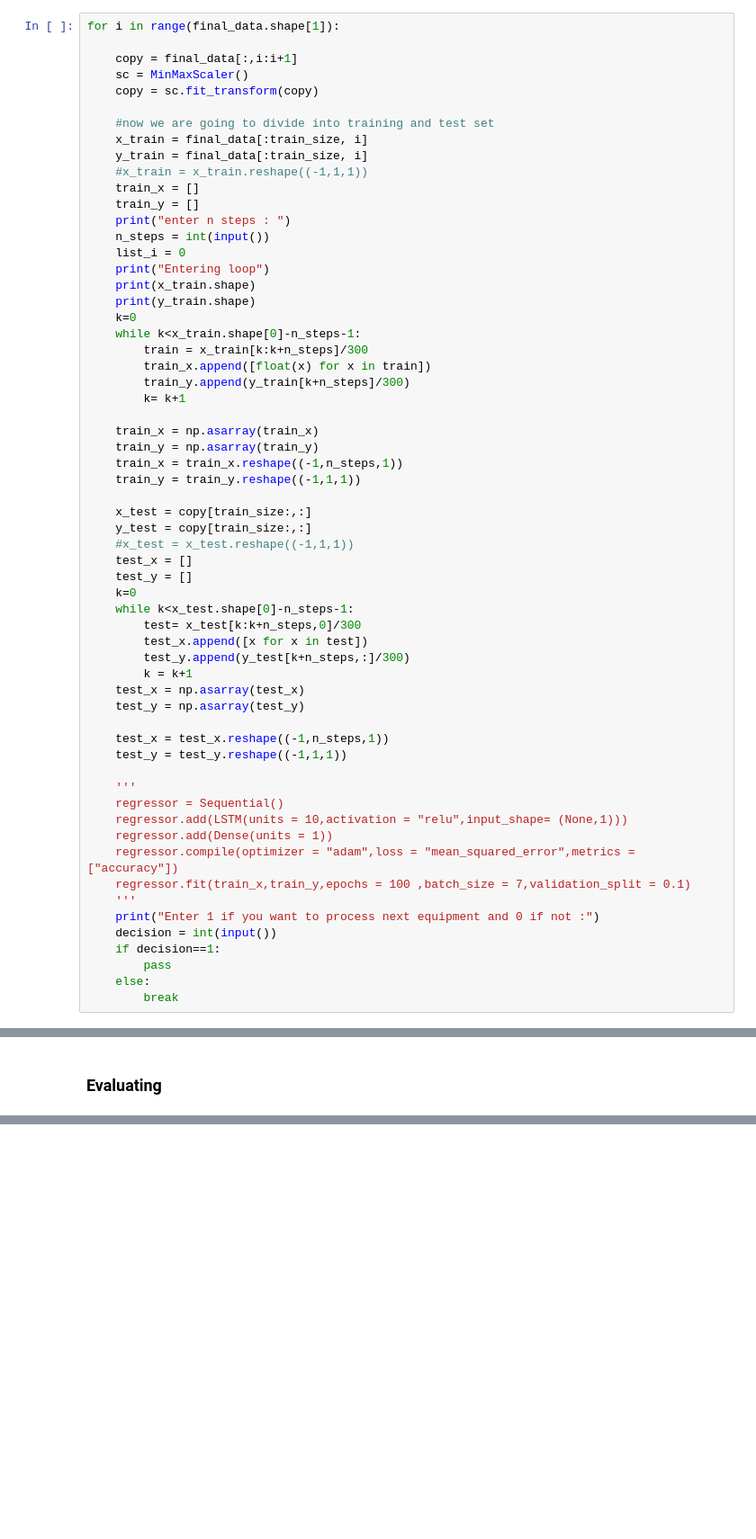
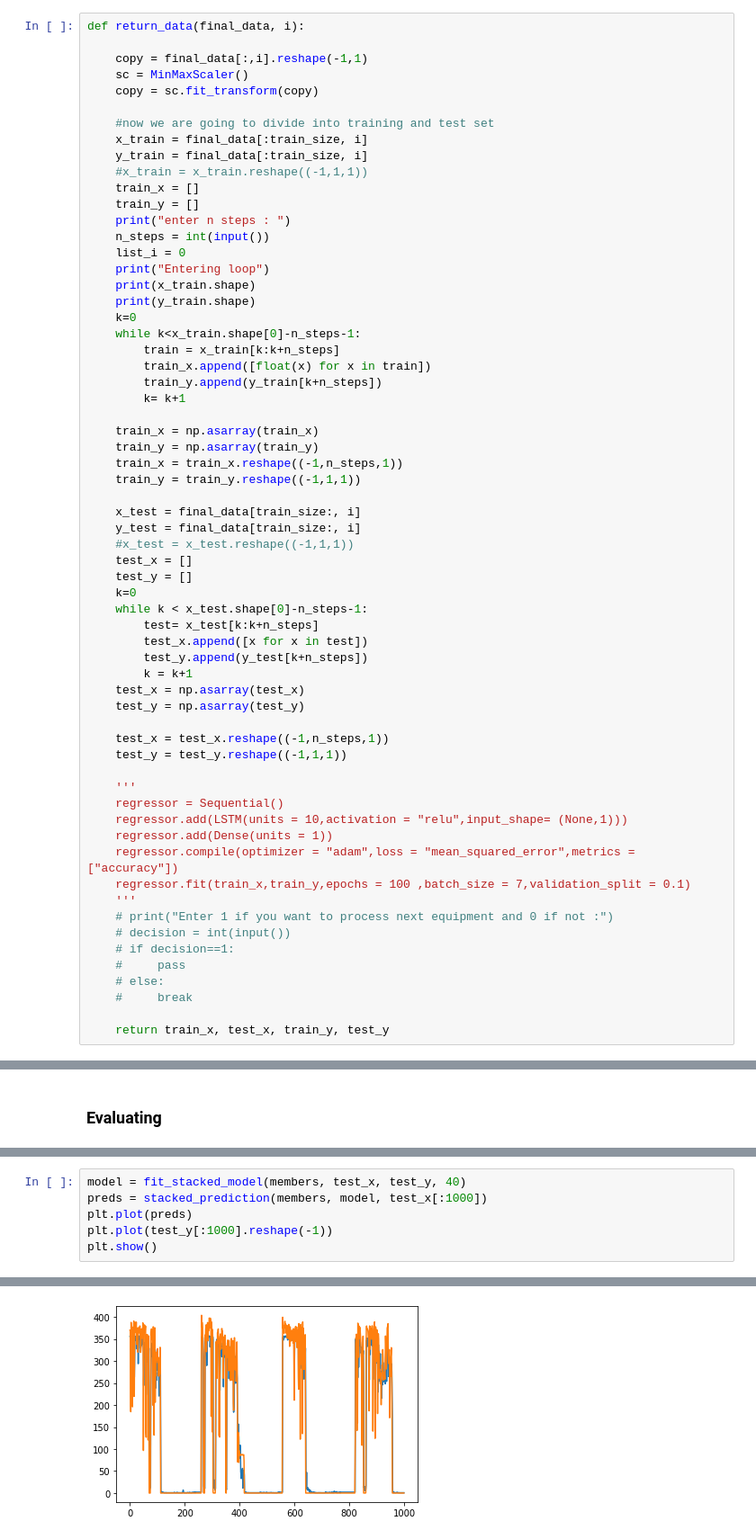
Before and after one commit to RachitBansal/AppliancePower_TimeSeries, a Jupyter notebook: Ensemble.ipynb, the cells around one changed output, grey strips where cells are left out. Shown at 90% size. Cells and saved outputs as stored; diff of their text form; blank space fills up the shorter version.

```diff
--- a/Ensemble.ipynb
+++ b/Ensemble.ipynb
@@ -115,9 +119,9 @@ final_data.shape
 # %% [output]
 (143136, 9)
 # %%
-for i in range(final_data.shape[1]):
+def return_data(final_data, i):
 
-    copy = final_data[:,i:i+1]
+    copy = final_data[:,i].reshape(-1,1)
     sc = MinMaxScaler()
     copy = sc.fit_transform(copy)
 
@@ -135,9 +139,9 @@ for i in range(final_data.shape[1]):
     print(y_train.shape)
     k=0
     while k<x_train.shape[0]-n_steps-1:
-        train = x_train[k:k+n_steps]/300
+        train = x_train[k:k+n_steps]
         train_x.append([float(x) for x in train])
-        train_y.append(y_train[k+n_steps]/300)
+        train_y.append(y_train[k+n_steps])
         k= k+1
 
     train_x = np.asarray(train_x)
@@ -145,16 +149,16 @@ for i in range(final_data.shape[1]):
     train_x = train_x.reshape((-1,n_steps,1))
     train_y = train_y.reshape((-1,1,1))
 
-    x_test = copy[train_size:,:]
-    y_test = copy[train_size:,:]
+    x_test = final_data[train_size:, i]
+    y_test = final_data[train_size:, i]
     #x_test = x_test.reshape((-1,1,1))
     test_x = []
     test_y = []
     k=0
-    while k<x_test.shape[0]-n_steps-1:
-        test= x_test[k:k+n_steps,0]/300
+    while k < x_test.shape[0]-n_steps-1:
+        test= x_test[k:k+n_steps]
         test_x.append([x for x in test])
-        test_y.append(y_test[k+n_steps,:]/300)
+        test_y.append(y_test[k+n_steps])
         k = k+1
     test_x = np.asarray(test_x)
     test_y = np.asarray(test_y)
@@ -169,9 +173,11 @@ for i in range(final_data.shape[1]):
     regressor.compile(optimizer = "adam",loss = "mean_squared_error",metrics = ["accuracy"])
     regressor.fit(train_x,train_y,epochs = 100 ,batch_size = 7,validation_split = 0.1)
     '''
-    print("Enter 1 if you want to process next equipment and 0 if not :")
-    decision = int(input())
-    if decision==1:
-        pass
-    else:
-        break
+    # print("Enter 1 if you want to process next equipment and 0 if not :")
+    # decision = int(input())
+    # if decision==1:
+    #     pass
+    # else:
+    #     break
+
+    return train_x, test_x, train_y, test_y
@@ -362,0 +390,7 @@ AttributeError: ignored
+# %%
+model = fit_stacked_model(members, test_x, test_y, 40)
+preds = stacked_prediction(members, model, test_x[:1000])
+plt.plot(preds)
+plt.plot(test_y[:1000].reshape(-1))
+plt.show()
+# %% [output]
@@ -362,0 +398 @@ AttributeError: ignored
+[figure, added]
```
Also changed, not shown: parts of 30 cells of this notebook.
